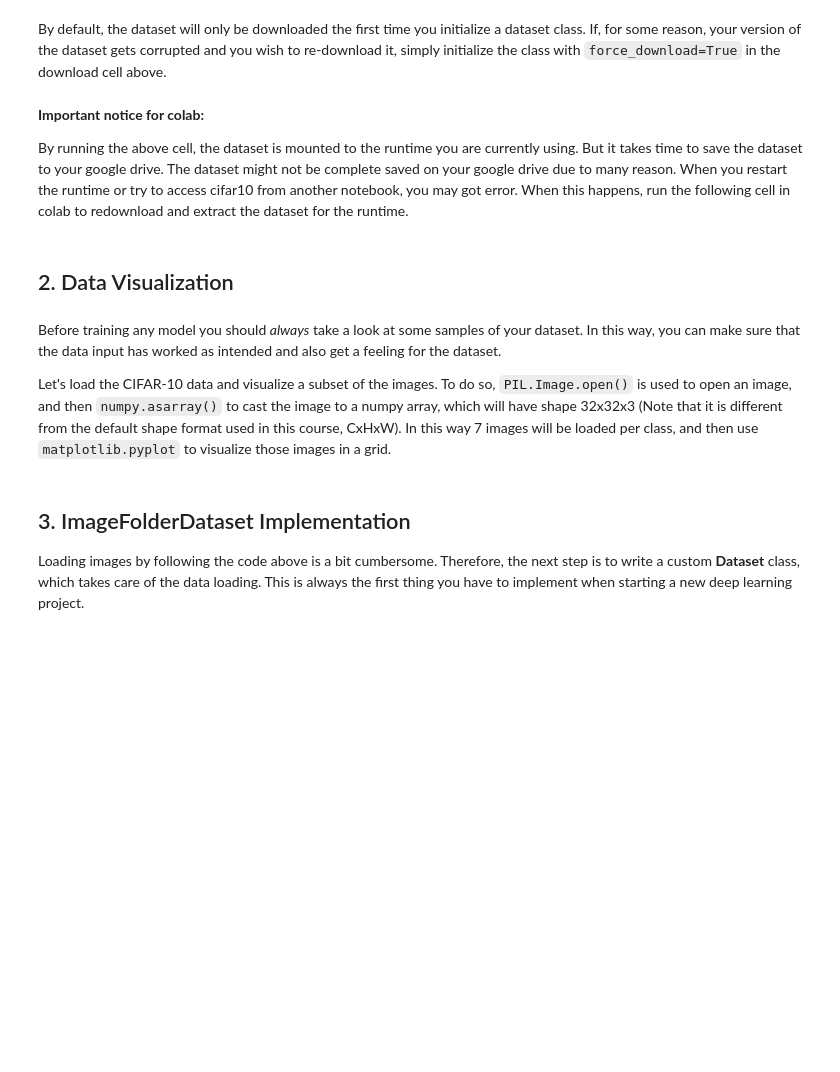
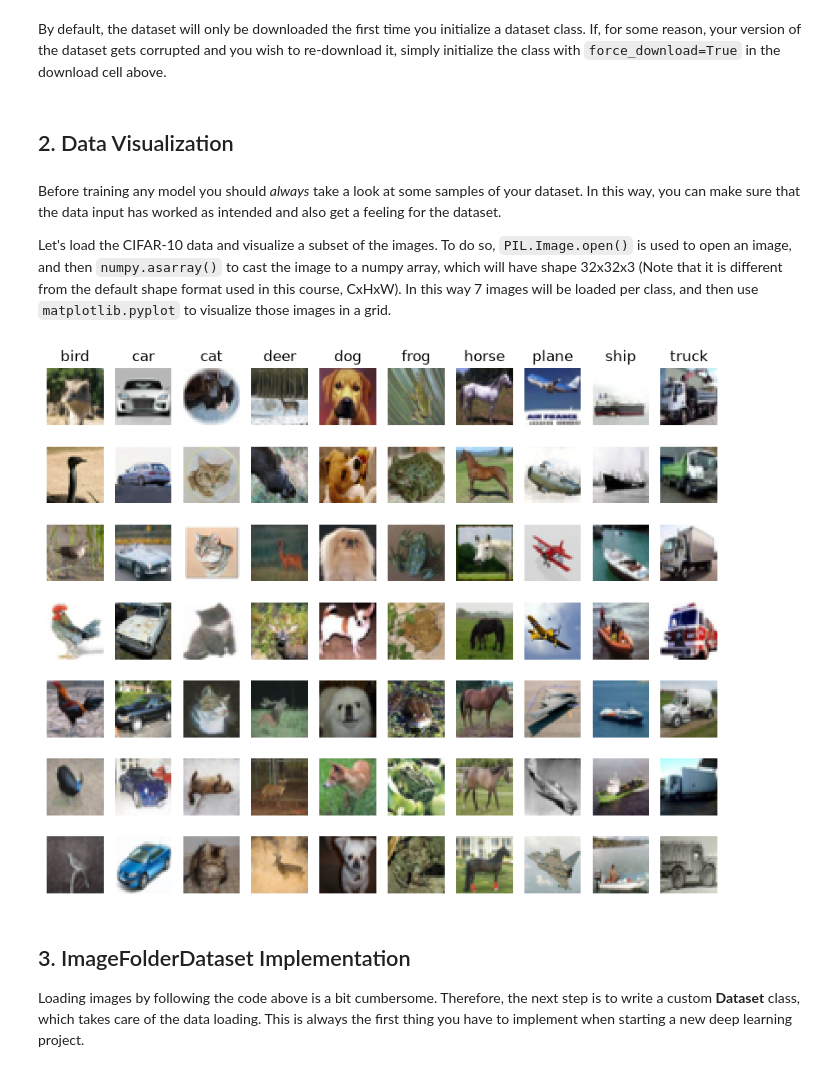
Before and after one commit to floriankulig/tum-rci, a Jupyter notebook: i2dl/exercise_03/1_cifar10-image-dataset.ipynb, the cells around one changed output. Saved outputs shown, nothing was run; the diff lists cells and outputs as text; code cells hidden in the pictures; blank space fills up the shorter version.

```diff
--- a/i2dl/exercise_03/1_cifar10-image-dataset.ipynb
+++ b/i2dl/exercise_03/1_cifar10-image-dataset.ipynb
@@ -100,7 +79,3 @@ dataset = ImageFolderDataset(
 You should now be able to see the images in `i2dl_exercises/datasets/cifar10` in your file browser, which should contain one subfolder per class, each containing the respective images labeled `0001.png`, `0002.png`, ...
 # %% [markdown]
 By default, the dataset will only be downloaded the first time you initialize a dataset class. If, for some reason, your version of the dataset gets corrupted and you wish to re-download it, simply initialize the class with `force_download=True` in the download cell above.
-# %% [markdown]
-**Important notice for colab:**
-
-By running the above cell, the dataset is mounted to the runtime you are currently using. But it takes time to save the dataset to your google drive. The dataset might not be complete saved on your google drive due to many reason. When you restart the runtime or try to access cifar10 from another notebook, you may got error. When this happens, run the following cell in colab to redownload and extract the dataset for the runtime.
@@ -113,34 +82,43 @@ By running the above cell, the dataset is mounted to the runtime you are current
 # %% [markdown]
 ## 2. Data Visualization
 # %% [markdown]
-Before training any model you should *always* take a look at some samples of your dataset. In this way, you can make sure that the data input has worked as intended and also get a feeling for the dataset.
+Before training any model you should _always_ take a look at some samples of your dataset. In this way, you can make sure that the data input has worked as intended and also get a feeling for the dataset.
 
 Let's load the CIFAR-10 data and visualize a subset of the images. To do so, `PIL.Image.open()` is used to open an image, and then `numpy.asarray()` to cast the image to a numpy array, which will have shape 32x32x3 (Note that it is different from the default shape format used in this course, CxHxW). In this way 7 images will be loaded per class, and then use `matplotlib.pyplot` to visualize those images in a grid.
 # %%
 def load_image_as_numpy(image_path):
     return np.asarray(Image.open(image_path), dtype=float)
 
+
 classes = [
-    'plane', 'car', 'bird', 'cat', 'deer',
-    'dog', 'frog', 'horse', 'ship', 'truck',
+    "plane",
+    "car",
+    "bird",
+    "cat",
+    "deer",
+    "dog",
+    "frog",
+    "horse",
+    "ship",
+    "truck",
 ]
 num_classes = len(classes)
 samples_per_class = 7
 for label, cls in enumerate(sorted(classes)):
     for i in range(samples_per_class):
         image_path = os.path.join(
-            cifar_root,
-            cls,
-            str(i+10).zfill(4) + ".png"
+            cifar_root, cls, str(i + 10).zfill(4) + ".png"
         )  # e.g. cifar10/plane/0001.png
         image = np.asarray(Image.open(image_path))  # open image as numpy array
         plt_idx = i * num_classes + label + 1  # calculate plot location in the grid
         plt.subplot(samples_per_class, num_classes, plt_idx)
-        plt.imshow(image.astype('uint8'))
-        plt.axis('off')
+        plt.imshow(image.astype("uint8"))
+        plt.axis("off")
         if i == 0:
             plt.title(cls)  # plot class names above columns
 plt.show()
+# %% [output]
+[figure, added]
 # %% [markdown]
 ## 3. ImageFolderDataset Implementation
 
```
Also changed, not shown: parts of 24 cells of this notebook, 3 other files.
